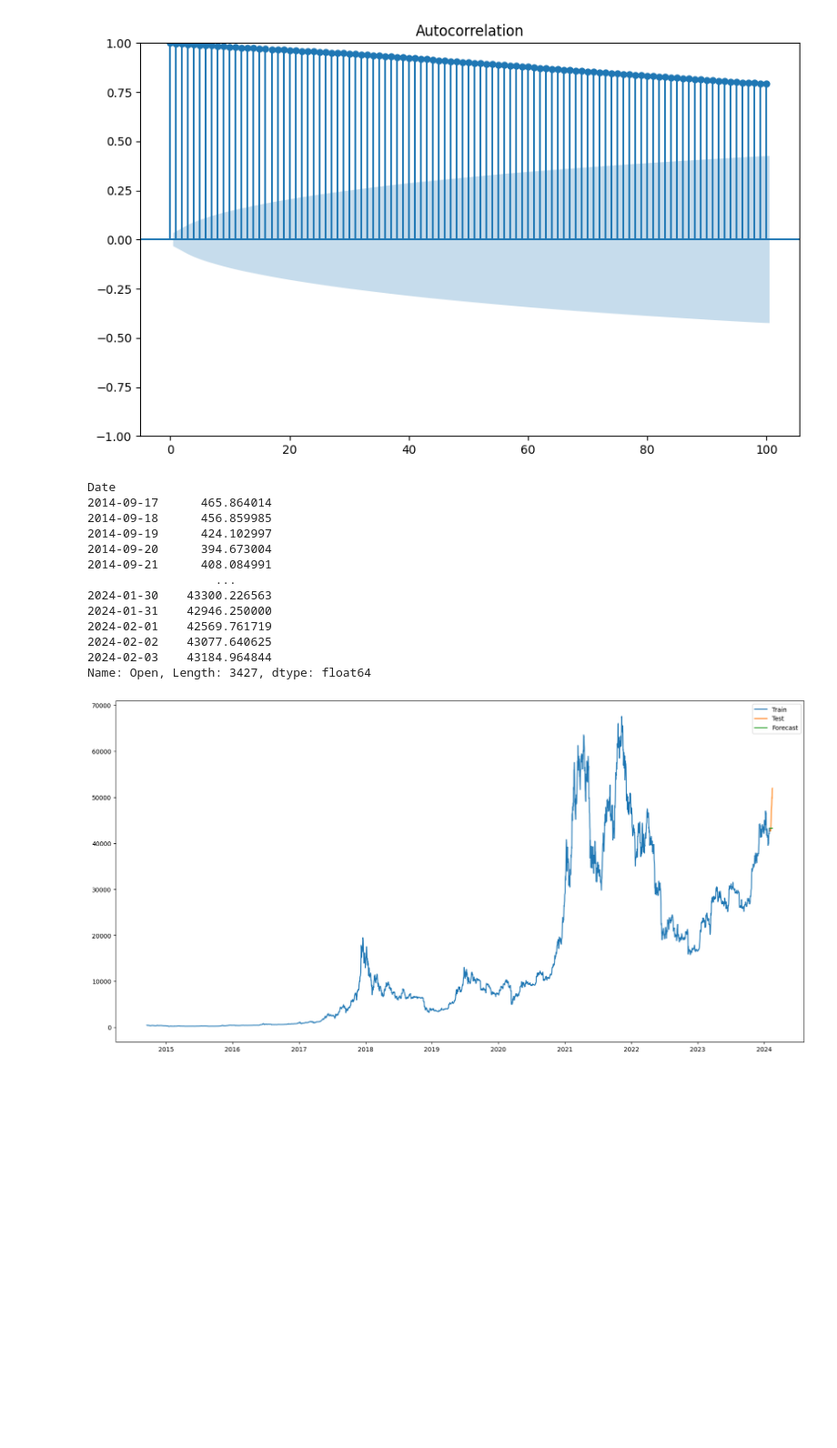
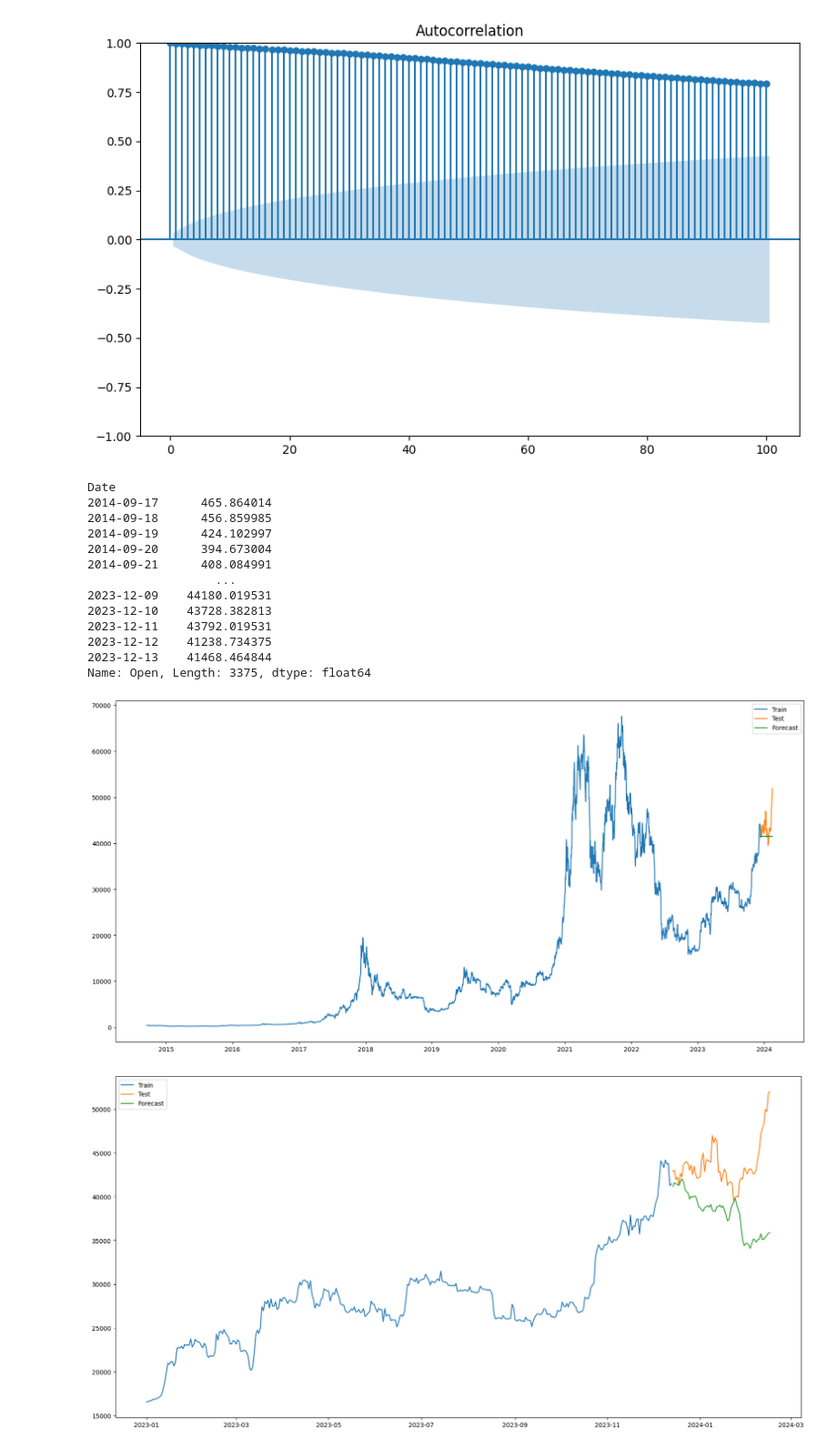
Before and after one commit to Grid-Resilience-Wentworth-Collaboration/time-series-tutorials-2025, a Jupyter notebook: Tutorial1.ipynb, the cells around one changed output. Shown at 91% size. Drawn from its saved outputs; the diff is of its cells as text; code cells hidden in the pictures; blank space fills up the shorter version.

```diff
--- a/Tutorial1.ipynb
+++ b/Tutorial1.ipynb
@@ -207,7 +208,7 @@ plt.show()
 # %% [output]
 [figure]
 # %%
-periods = 13
+periods = 65
 train, test = df.iloc[:-periods,0], df.iloc[-periods:,0]
 train
 # %% [output]
@@ -218,12 +219,12 @@ Date
 2014-09-20      394.673004
 2014-09-21      408.084991
                   ...
-2024-01-30    43300.226563
-2024-01-31    42946.250000
-2024-02-01    42569.761719
-2024-02-02    43077.640625
-2024-02-03    43184.964844
-Name: Open, Length: 3427, dtype: float64
+2023-12-09    44180.019531
+2023-12-10    43728.382813
+2023-12-11    43792.019531
+2023-12-12    41238.734375
+2023-12-13    41468.464844
+Name: Open, Length: 3375, dtype: float64
 # %%
 #simple exponential smoothing
 model_simple = SimpleExpSmoothing(train).fit()
@@ -236,4 +237,16 @@ plt.plot(predictions_simple, label = 'Forecast')
 plt.legend()
 plt.show()
 # %% [output]
-[figure, old version]
+[figure, new version]
+# %%
+model_triple = ExponentialSmoothing(train, trend = 'mul', seasonal = 'mul', seasonal_periods = 150).fit()
+predictions_triple = model_triple.forecast(len(test))
+# %%
+plt.figure(figsize = (20,10))
+plt.plot(train['2023'], label = 'Train')
+plt.plot(test, label = 'Test')
+plt.plot(predictions_triple, label = 'Forecast')
+plt.legend()
+plt.show()
+# %% [output]
+[figure, added]
```
Also changed, not shown: parts of 2 cells of this notebook.
